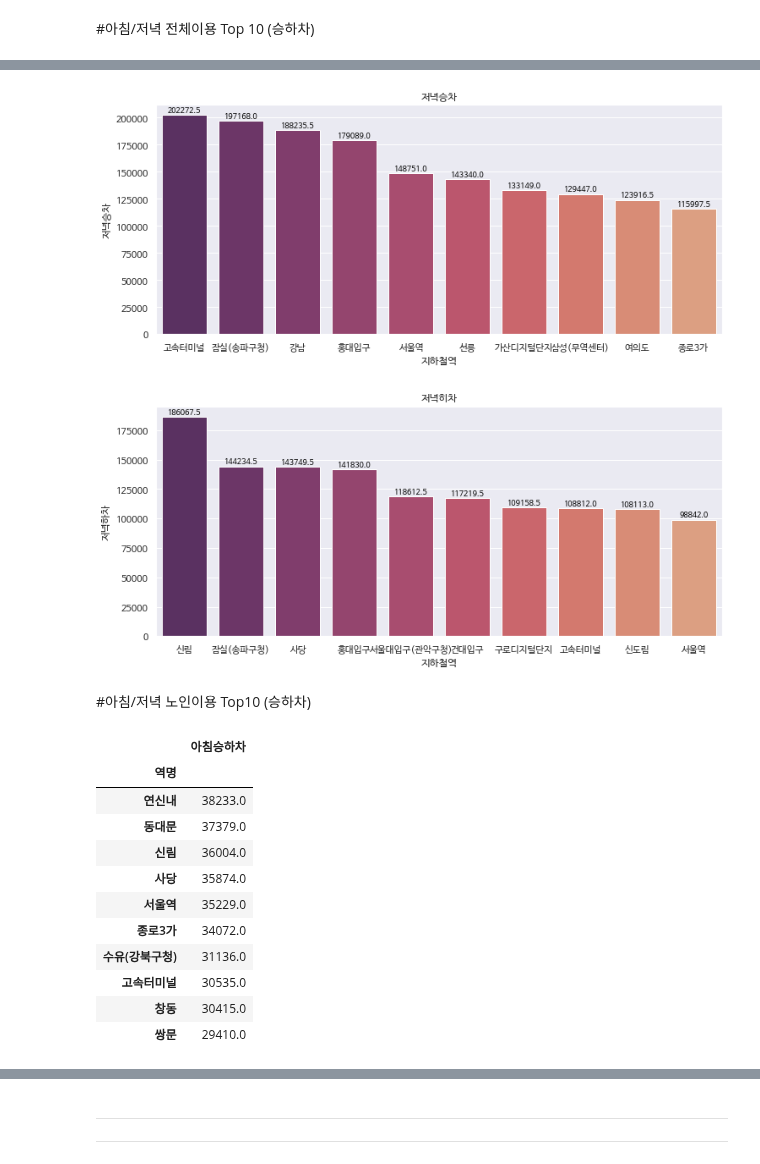
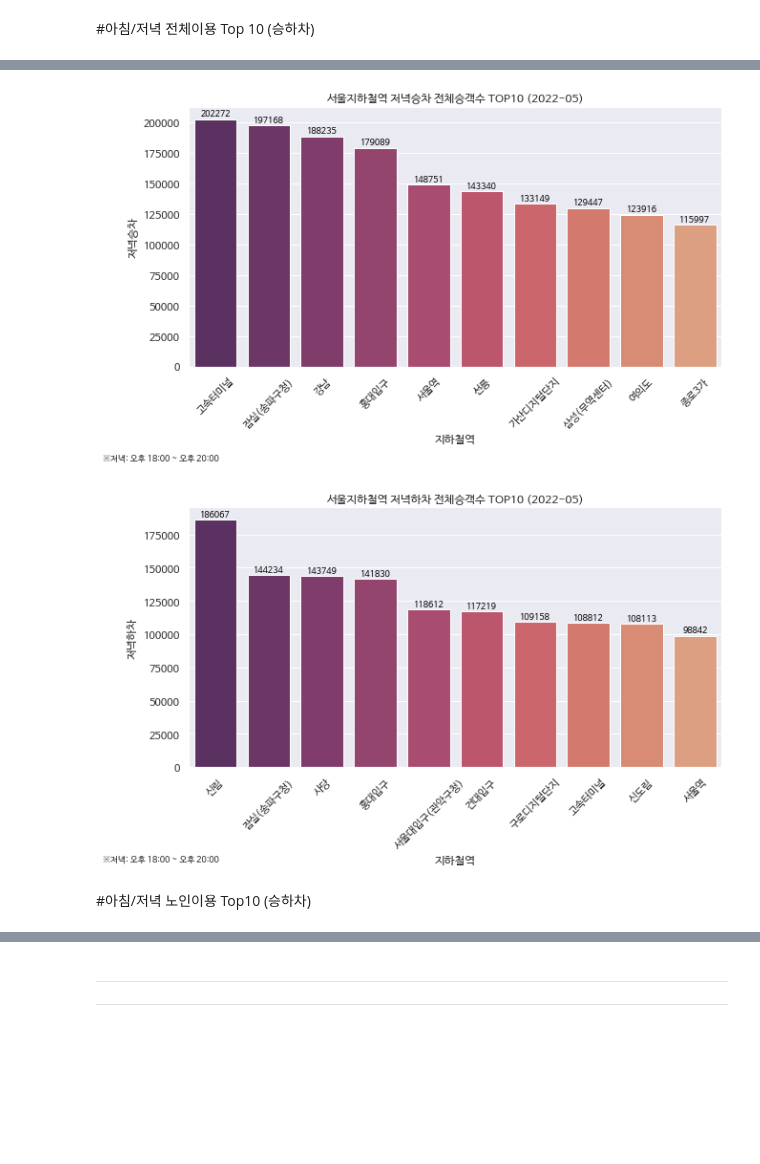
Before and after one commit to lg960214/DACON_Seoul_6, a Jupyter notebook: user_Top10.ipynb, the cells around one changed output, grey strips where cells are left out. Saved outputs shown, nothing was run; the diff lists cells and outputs as text; code cells hidden in the pictures; blank space fills up the shorter version.

```diff
--- a/user_Top10.ipynb
+++ b/user_Top10.ipynb
@@ -152,11 +111,13 @@ df2_pm=(df2
         .reset_index(drop=True)
         .iloc[:10]
         )
-sns.set(rc={"figure.figsize":(12, 5)})
+sns.set(rc={"figure.figsize":(10, 5)})
 plt.rc('font', family='NanumBarunGothic')
 x=df2_pm['지하철역']
 y=df2_pm['저녁승하차']
-sns.barplot(x=x,y=y,palette="mako").set(title='저녁승하차')
+sns.barplot(x=x,y=y,palette="mako").set(title='서울지하철역 저녁승하차 전체승객수 TOP10 (2022-05)')
+plt.figtext(0, -0.15, '※저녁: 오후 18:00 ~ 오후 20:00', fontSize=9)
+plt.xticks(rotation=45)
 #수치값 표시
 for i, v in enumerate(df2_pm.index):
     plt.text(v, y[i], y[i],
@@ -174,8 +135,8 @@ df2_am_on=(df[['지하철역','아침승차']]
         .reset_index(drop=True)
         .iloc[:10]
         )
-
-sns.set(rc={"figure.figsize":(12, 5)})
+df2_am_on['아침승차']=df2_am_on['아침승차'].astype(int)
+sns.set(rc={"figure.figsize":(10, 5)})
 plt.rc('font', family='NanumBarunGothic')
 x=df2_am_on['지하철역']
 y=df2_am_on['아침승차']
@@ -183,8 +144,9 @@ y=df2_am_on['아침승차']
 #색상선택
 palette = sns.color_palette("flare",n_colors=10)
 palette.reverse()
-p=sns.barplot(x=x,y=y,data=df2_am_on,palette=palette).set(title='아침승차')
-
+p=sns.barplot(x=x,y=y,data=df2_am_on,palette=palette).set(title='서울지하철역 아침승차 전체승객수 TOP10 (2022-05)')
+plt.figtext(0, -0.15, '※아침: 오전 07:00 ~ 오전 9:00', fontSize=9)
+plt.xticks(rotation=45)
 #수치값 표시
 for i, v in enumerate(df2_am_on.index):
     plt.text(v, y[i], y[i],
@@ -202,8 +164,8 @@ df2_am_off=(df[['지하철역','아침하차']]
         .reset_index(drop=True)
         .iloc[:10]
         )
-
-sns.set(rc={"figure.figsize":(12, 5)})
+df2_am_off['아침하차']=df2_am_off['아침하차'].astype(int)
+sns.set(rc={"figure.figsize":(10, 5)})
 plt.rc('font', family='NanumBarunGothic')
 x=df2_am_off['지하철역']
 y=df2_am_off['아침하차']
@@ -211,7 +173,9 @@ y=df2_am_off['아침하차']
 #색상선택
 palette = sns.color_palette("flare",n_colors=10)
 palette.reverse()
-sns.barplot(x=x,y=y,data=df2_am_on,palette=palette).set(title='아침하차')
+sns.barplot(x=x,y=y,data=df2_am_on,palette=palette).set(title='서울지하철역 아침하차 전체승객수 TOP10 (2022-05)')
+plt.figtext(0, -0.15, '※아침: 오전 07:00 ~ 오전 9:00', fontSize=9)
+plt.xticks(rotation=45)
 
 #수치값 표시
 for i, v in enumerate(df2_am_off.index):
@@ -230,7 +194,8 @@ df2_pm_on=(df[['지하철역','저녁승차']]
         .reset_index(drop=True)
         .iloc[:10]
         )
-sns.set(rc={"figure.figsize":(12, 5)})
+df2_pm_on['저녁승차']=df2_pm_on['저녁승차'].astype(int)
+sns.set(rc={"figure.figsize":(10, 5)})
 plt.rc('font', family='NanumBarunGothic')
 x=df2_pm_on['지하철역']
 y=df2_pm_on['저녁승차']
@@ -238,8 +203,9 @@ y=df2_pm_on['저녁승차']
 #색상선택
 palette = sns.color_palette("flare",n_colors=10)
 palette.reverse()
-sns.barplot(x=x,y=y,data=df2_am_on,palette=palette).set(title='저녁승차')
-
+sns.barplot(x=x,y=y,data=df2_am_on,palette=palette).set(title='서울지하철역 저녁승차 전체승객수 TOP10 (2022-05)')
+plt.figtext(0, -0.15, '※저녁: 오후 18:00 ~ 오후 20:00', fontSize=9)
+plt.xticks(rotation=45)
 #수치값 추가
 for i, v in enumerate(df2_pm_on.index):
     plt.text(v, y[i], y[i],
@@ -249,33 +215,36 @@ for i, v in enumerate(df2_pm_on.index):
              verticalalignment='bottom')
 plt.show()
 # %% [output]
-[figure, old version]
+[figure, new version]
 # %%
 df2_pm_off=(df[['지하철역','저녁하차']]
         .sort_values('저녁하차',ascending=False)
         .reset_index(drop=True)
         .iloc[:10]
         )
-sns.set(rc={"figure.figsize":(12, 5)})
+df2_pm_off['저녁하차']=df2_pm_off['저녁하차'].astype(int)
+sns.set(rc={"figure.figsize":(10, 5)})
 plt.rc('font', family='NanumBarunGothic')
 x=df2_pm_off['지하철역']
 y=df2_pm_off['저녁하차']
 
 #색상선택
 palette = sns.color_palette("flare",n_colors=10)
 palette.reverse()
-sns.barplot(x=x,y=y,data=df2_am_on,palette=palette).set(title='저녁히차')
-
+sns.barplot(x=x,y=y,data=df2_am_on,palette=palette).set(title='서울지하철역 저녁하차 전체승객수 TOP10 (2022-05)')
+plt.figtext(0, -0.15, '※저녁: 오후 18:00 ~ 오후 20:00', fontSize=9)
+#텍스트 회전
+plt.xticks(rotation=45)
 #수치값 추가
 for i, v in enumerate(df2_pm_on.index):
     plt.text(v, y[i], y[i],
              fontsize = 9,
              color='black',
              horizontalalignment='center',
              verticalalignment='bottom')
 plt.show()
 # %% [output]
-[figure, old version]
+[figure, new version]
 # %% [markdown]
 #아침/저녁 노인이용 Top10 (승하차)
 # %%
@@ -302,17 +271,5 @@ df3_am=(filtered
         .sort_values('아침승하차',ascending=False)
         .iloc[:10]
         )
-df3_am
+df3_am['아침승하차']=df3_am['아침승하차'].astype(int)
+df3_am=df3_am.reset_index(drop=True)
-# %% [output]
-|  | 아침승하차 |
-| 역명 |  |
-| 연신내 | 38233.0 |
-| 동대문 | 37379.0 |
-| 신림 | 36004.0 |
-| 사당 | 35874.0 |
-| 서울역 | 35229.0 |
-| 종로3가 | 34072.0 |
-| 수유(강북구청) | 31136.0 |
-| 고속터미널 | 30535.0 |
-| 창동 | 30415.0 |
-| 쌍문 | 29410.0 |
```
Also changed, not shown: parts of 19 cells of this notebook.
